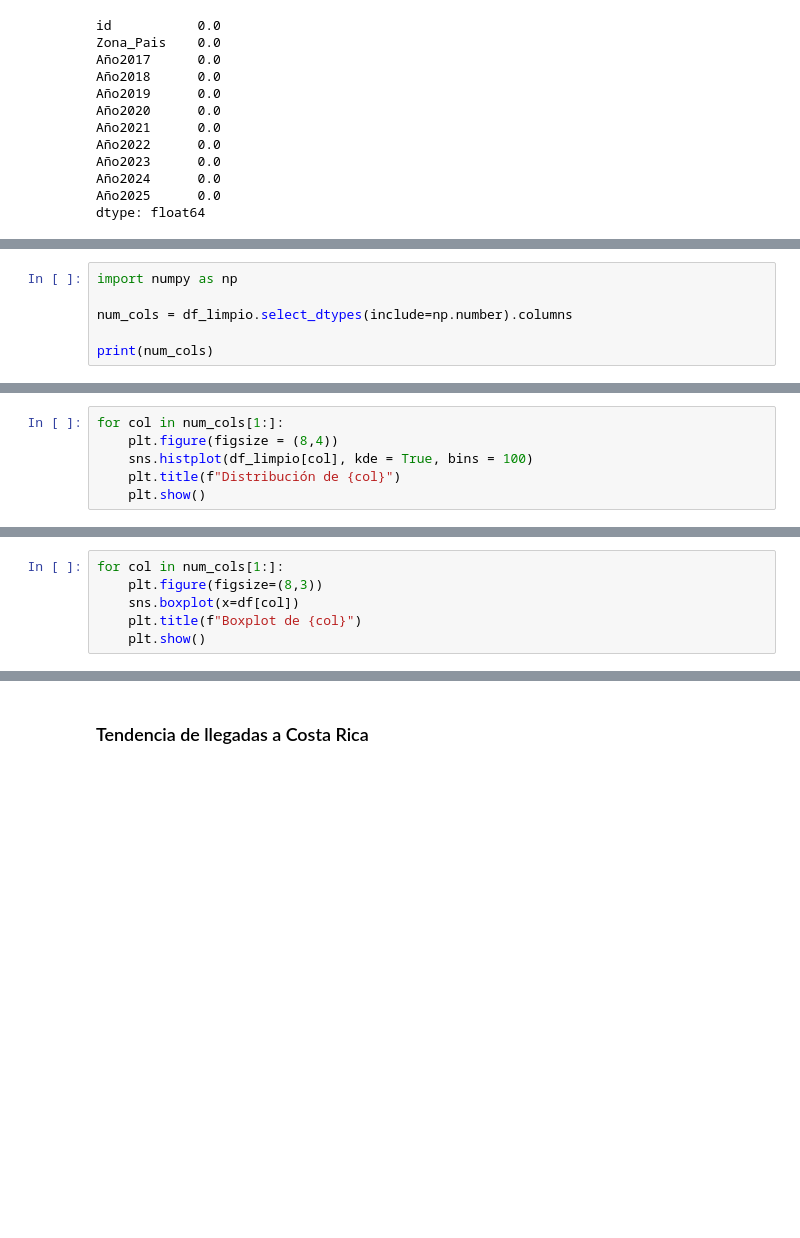
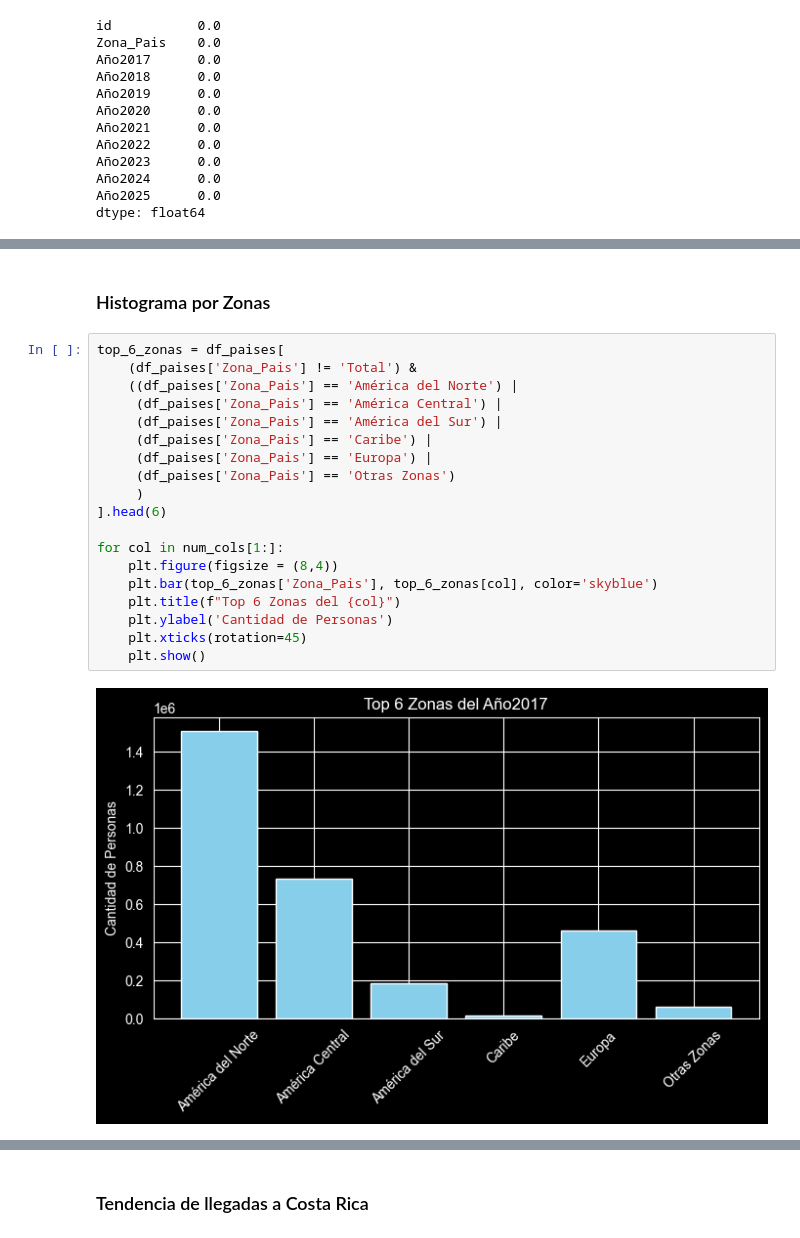
Before and after one commit to MauOrtizC/Proyecto_An-lisis_y_Predicci-n_del_Turismo_en_Costa_Rica, a Jupyter notebook: src/eda/EDA.ipynb, the cells around one changed output, grey strips where cells are left out. Cells and saved outputs as stored; diff of their text form; blank space fills up the shorter version.

```diff
--- a/src/eda/EDA.ipynb
+++ b/src/eda/EDA.ipynb
@@ -101,6 +105,0 @@ dtype: float64
-# %%
-import numpy as np
-
-num_cols = df_limpio.select_dtypes(include=np.number).columns
-
-print(num_cols)
@@ -113,6 +107,0 @@ Index(['id', 'Año2017', 'Año2018', 'Año2019', 'Año2020', 'Año2021', 'Año20
-# %%
-for col in num_cols[1:]:
-    plt.figure(figsize = (8,4))
-    sns.histplot(df_limpio[col], kde = True, bins = 100)
-    plt.title(f"Distribución de {col}")
-    plt.show()
@@ -131,6 +107,0 @@ for col in num_cols[1:]:
-# %%
-for col in num_cols[1:]:
-    plt.figure(figsize=(8,3))
-    sns.boxplot(x=df[col])
-    plt.title(f"Boxplot de {col}")
-    plt.show()
@@ -146,0 +108,23 @@ for col in num_cols[1:]:
+# %% [markdown]
+### Histograma por Zonas
+# %%
+top_6_zonas = df_paises[
+    (df_paises['Zona_Pais'] != 'Total') &
+    ((df_paises['Zona_Pais'] == 'América del Norte') |
+     (df_paises['Zona_Pais'] == 'América Central') |
+     (df_paises['Zona_Pais'] == 'América del Sur') |
+     (df_paises['Zona_Pais'] == 'Caribe') |
+     (df_paises['Zona_Pais'] == 'Europa') |
+     (df_paises['Zona_Pais'] == 'Otras Zonas')
+     )
+].head(6)
+
+for col in num_cols[1:]:
+    plt.figure(figsize = (8,4))
+    plt.bar(top_6_zonas['Zona_Pais'], top_6_zonas[col], color='skyblue')
+    plt.title(f"Top 6 Zonas del {col}")
+    plt.ylabel('Cantidad de Personas')
+    plt.xticks(rotation=45)
+    plt.show()
+# %% [output]
+[figure, added]
```
Also changed, not shown: parts of 28 cells of this notebook.
